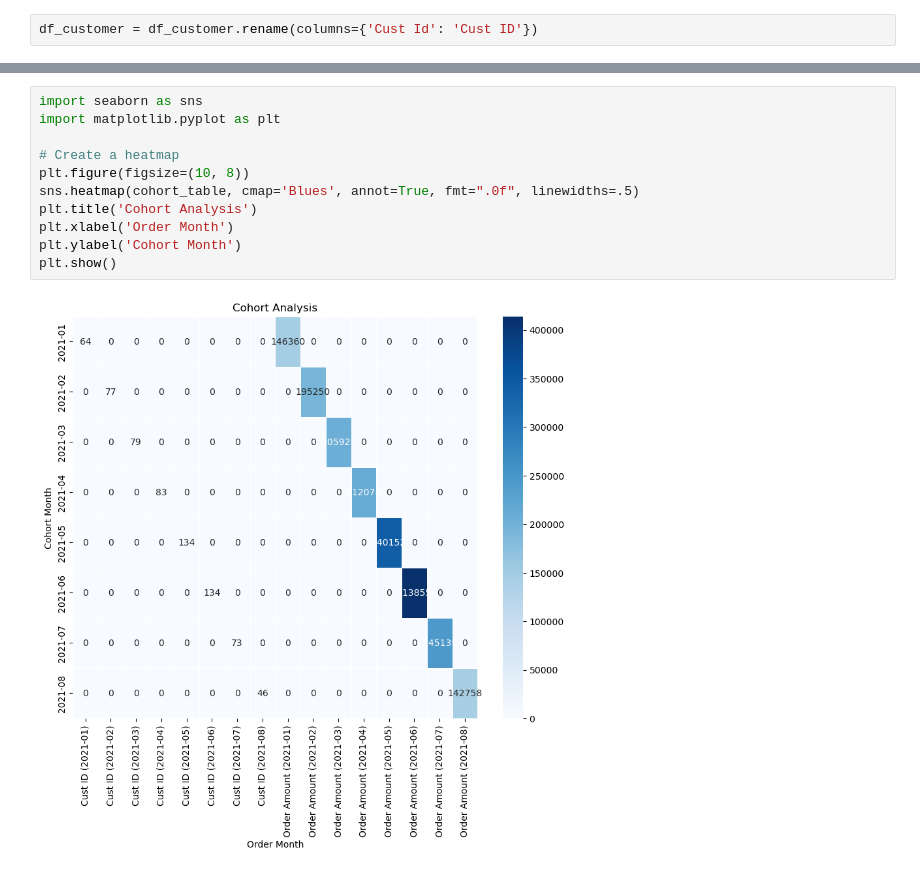
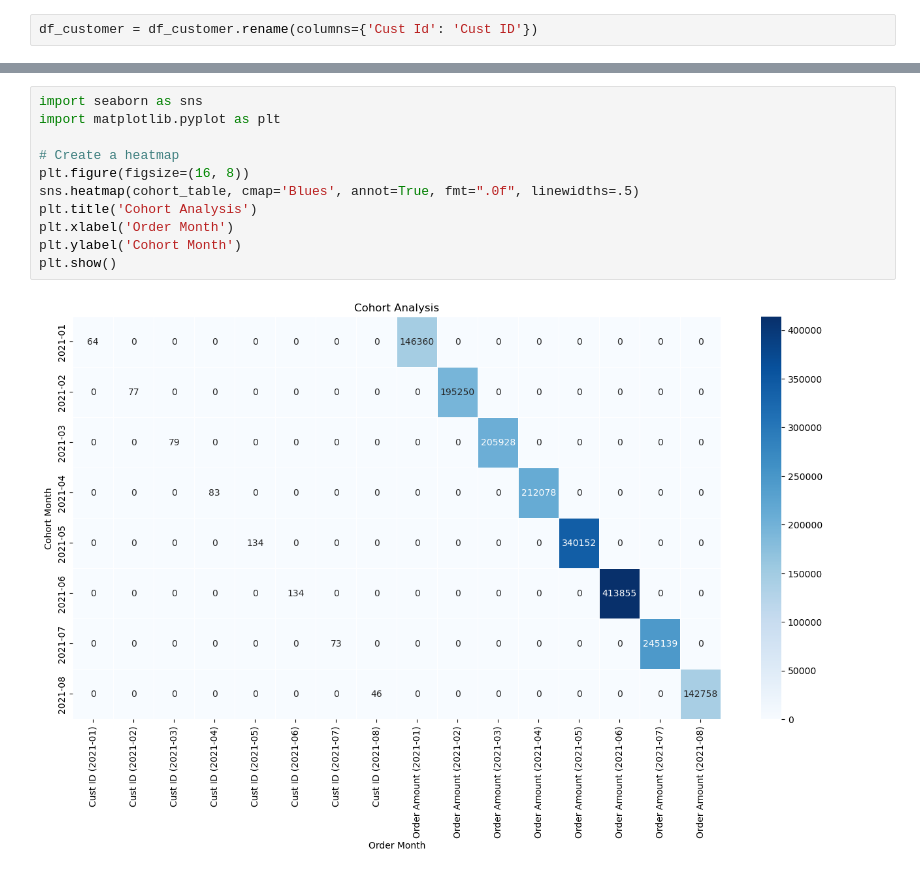
Before and after one commit to Pranav3608/Cohort-Analysis, a Jupyter notebook: cohort_analysis.ipynb, the cells around one changed output, grey strips where cells are left out. Cells and saved outputs as stored; diff of their text form.

```diff
--- a/cohort_analysis.ipynb
+++ b/cohort_analysis.ipynb
@@ -370,13 +395,13 @@ Cohort Month
 # %%
 import seaborn as sns
 import matplotlib.pyplot as plt
 
 # Create a heatmap
-plt.figure(figsize=(10, 8))
+plt.figure(figsize=(16, 8))
 sns.heatmap(cohort_table, cmap='Blues', annot=True, fmt=".0f", linewidths=.5)
 plt.title('Cohort Analysis')
 plt.xlabel('Order Month')
 plt.ylabel('Cohort Month')
 plt.show()
 # %% [output]
-[figure, old version]
+[figure, new version]
```
Also changed, not shown: parts of 8 cells of this notebook.
